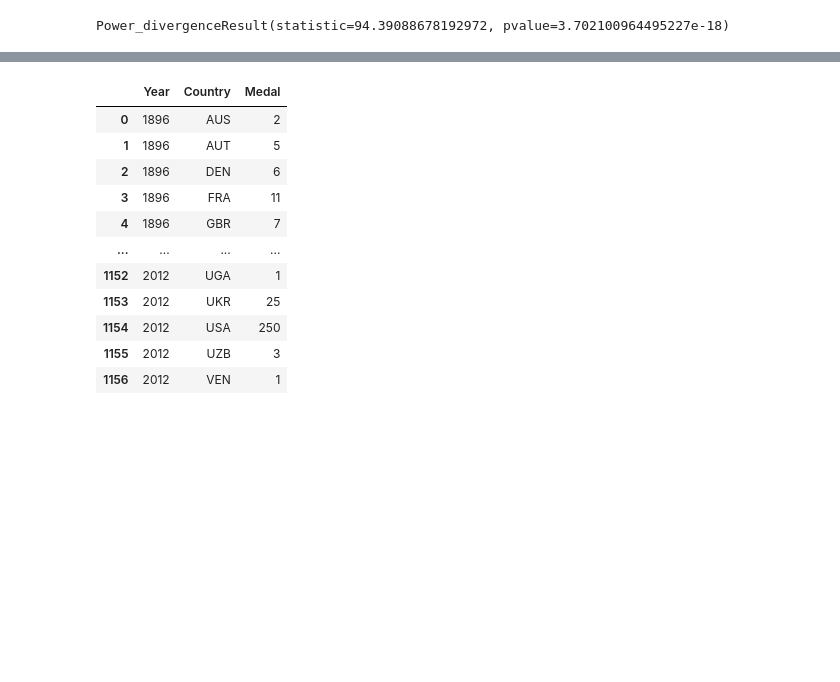
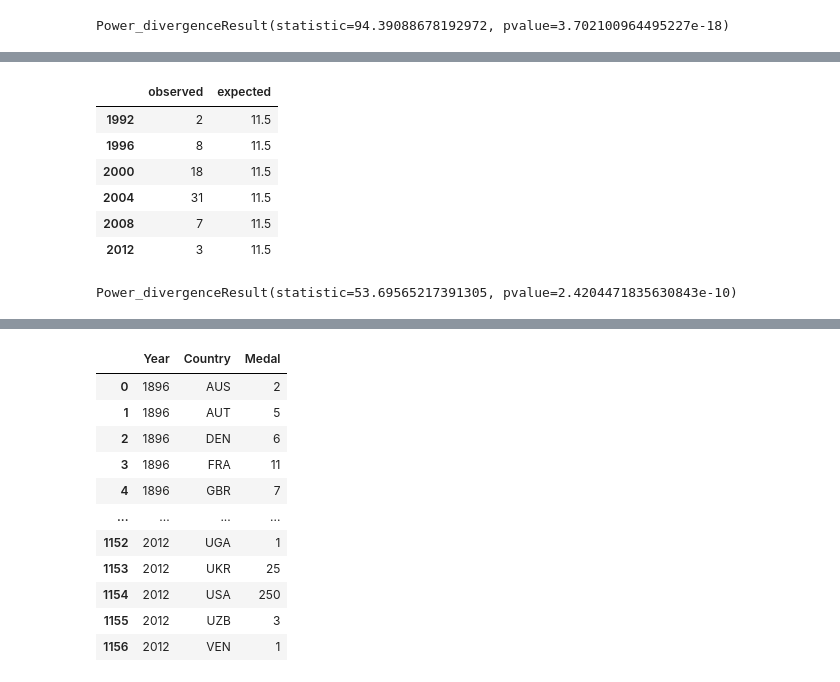
Before and after one commit to TomHOldershaw/Project_1_Team_2, a Jupyter notebook: Q3data.ipynb, the cells around one changed output, grey strips where cells are left out. Cells and saved outputs as stored; diff of their text form; code cells hidden in the pictures; blank space fills up the shorter version.

```diff
--- a/Q3data.ipynb
+++ b/Q3data.ipynb
@@ -543,0 +559,18 @@ host_medals.loc[(host_medals["Country"]=="ESP")].reset_index().tail(30)
+# %%
+GRE2004_df= pd.DataFrame({
+    "observed": [2,8,18,31,7,3],
+    "expected": [11.5,11.5,11.5,11.5,11.5,11.5]
+}, index=["1992","1996","2000","2004","2008","2012"])
+GRE2004_df
+# %% [output]
+|  | observed | expected |
+| 1992 | 2 | 11.5 |
+| 1996 | 8 | 11.5 |
+| 2000 | 18 | 11.5 |
+| 2004 | 31 | 11.5 |
+| 2008 | 7 | 11.5 |
+| 2012 | 3 | 11.5 |
+# %%
+stats.chisquare(GRE2004_df['observed'], GRE2004_df['expected'])
+# %% [output]
+Power_divergenceResult(statistic=53.69565217391305, pvalue=2.4204471835630843e-10)
```
Also changed, not shown: parts of 10 cells of this notebook.
